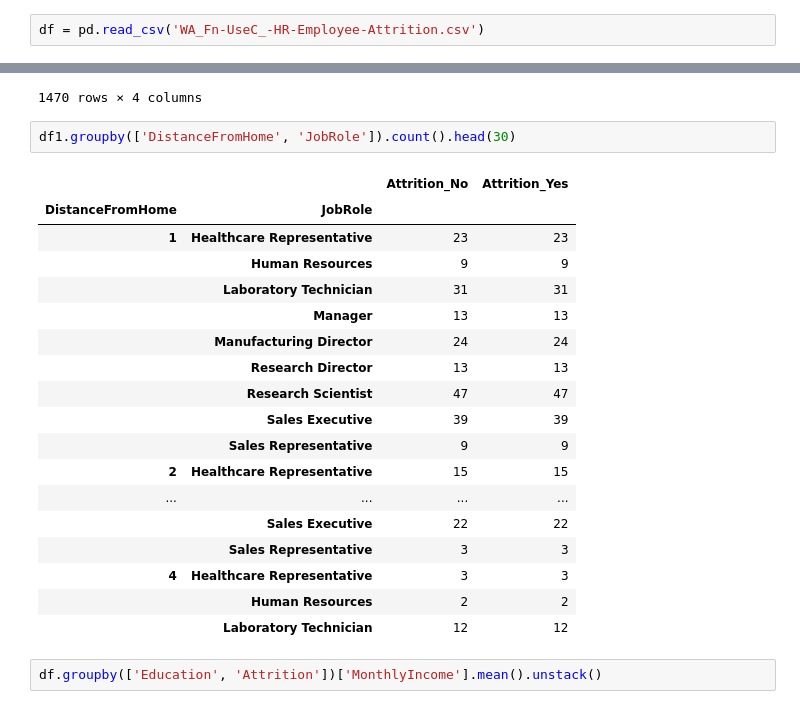
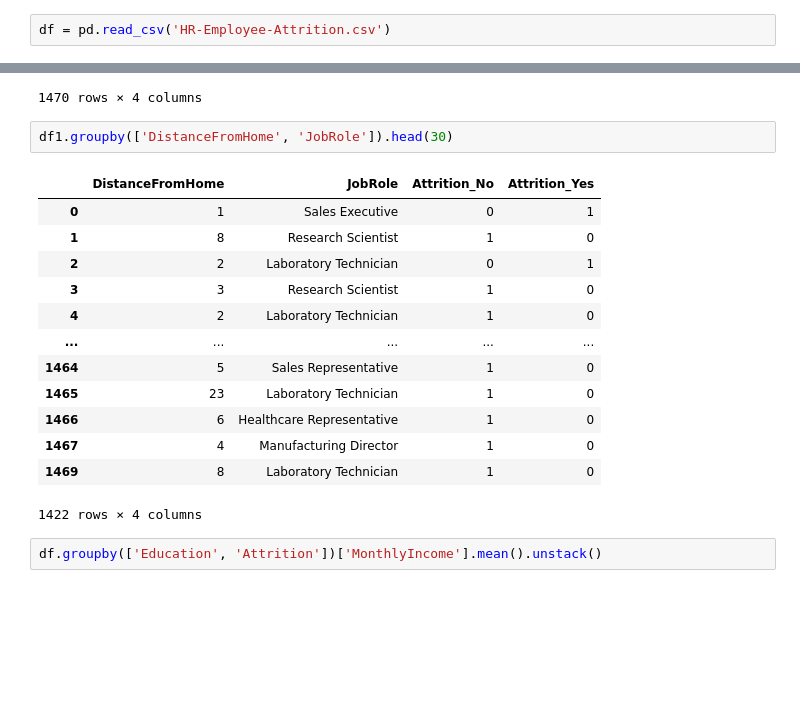
Before and after one commit to sitieneij/IBM, a Jupyter notebook: ASSIGN2-3.ipynb, the cells around one changed output, grey strips where cells are left out. Drawn from its saved outputs; the diff is of its cells as text; blank space fills up the shorter version.

```diff
--- a/ASSIGN2-3.ipynb
+++ b/ASSIGN2-3.ipynb
@@ -1,7 +1,7 @@
 # %%
 import pandas as pd
 # %%
-df = pd.read_csv('WA_Fn-UseC_-HR-Employee-Attrition.csv')
+df = pd.read_csv('HR-Employee-Attrition.csv')
 # %%
 df
 # %% [output]
@@ -99,26 +99,21 @@ df1
 | 1469 | 8 | Laboratory Technician | 1 | 0 |
 1470 rows × 4 columns
 # %%
-df1.groupby(['DistanceFromHome', 'JobRole']).count().head(30)
+df1.groupby(['DistanceFromHome', 'JobRole']).head(30)
 # %% [output]
-|  |  | Attrition_No | Attrition_Yes |
-| DistanceFromHome | JobRole |  |  |
-| 1 | Healthcare Representative | 23 | 23 |
-|  | Human Resources | 9 | 9 |
-|  | Laboratory Technician | 31 | 31 |
-|  | Manager | 13 | 13 |
-|  | Manufacturing Director | 24 | 24 |
-|  | Research Director | 13 | 13 |
-|  | Research Scientist | 47 | 47 |
-|  | Sales Executive | 39 | 39 |
-|  | Sales Representative | 9 | 9 |
-| 2 | Healthcare Representative | 15 | 15 |
-| ... | ... | ... | ... |
-|  | Sales Executive | 22 | 22 |
-|  | Sales Representative | 3 | 3 |
-| 4 | Healthcare Representative | 3 | 3 |
-|  | Human Resources | 2 | 2 |
-|  | Laboratory Technician | 12 | 12 |
+|  | DistanceFromHome | JobRole | Attrition_No | Attrition_Yes |
+| 0 | 1 | Sales Executive | 0 | 1 |
+| 1 | 8 | Research Scientist | 1 | 0 |
+| 2 | 2 | Laboratory Technician | 0 | 1 |
+| 3 | 3 | Research Scientist | 1 | 0 |
+| 4 | 2 | Laboratory Technician | 1 | 0 |
+| ... | ... | ... | ... | ... |
+| 1464 | 5 | Sales Representative | 1 | 0 |
+| 1465 | 23 | Laboratory Technician | 1 | 0 |
+| 1466 | 6 | Healthcare Representative | 1 | 0 |
+| 1467 | 4 | Manufacturing Director | 1 | 0 |
+| 1469 | 8 | Laboratory Technician | 1 | 0 |
+1422 rows × 4 columns
 # %%
 df.groupby(['Education', 'Attrition'])['MonthlyIncome'].mean().unstack()
 # %% [output]
```
Also changed, not shown: parts of 9 cells of this notebook, 1 other file.
